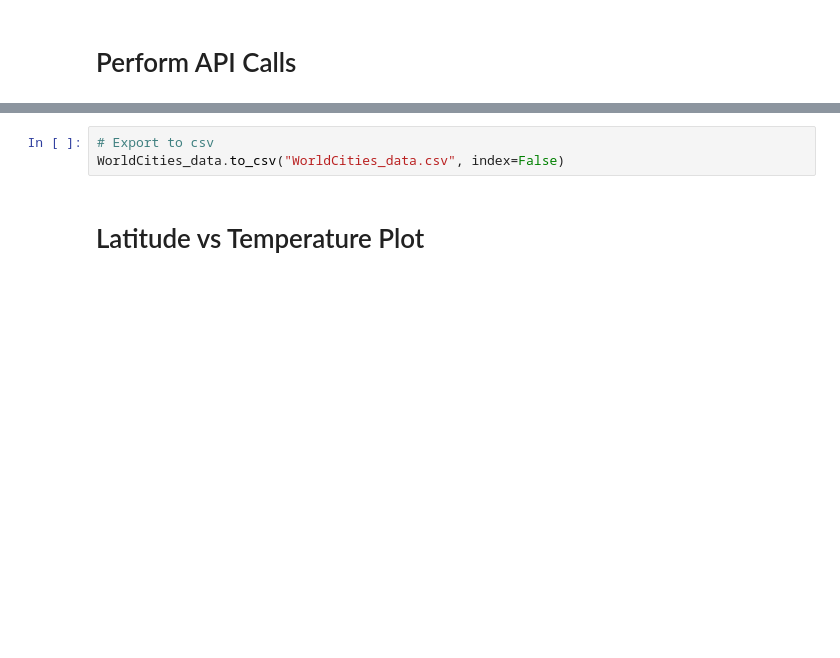
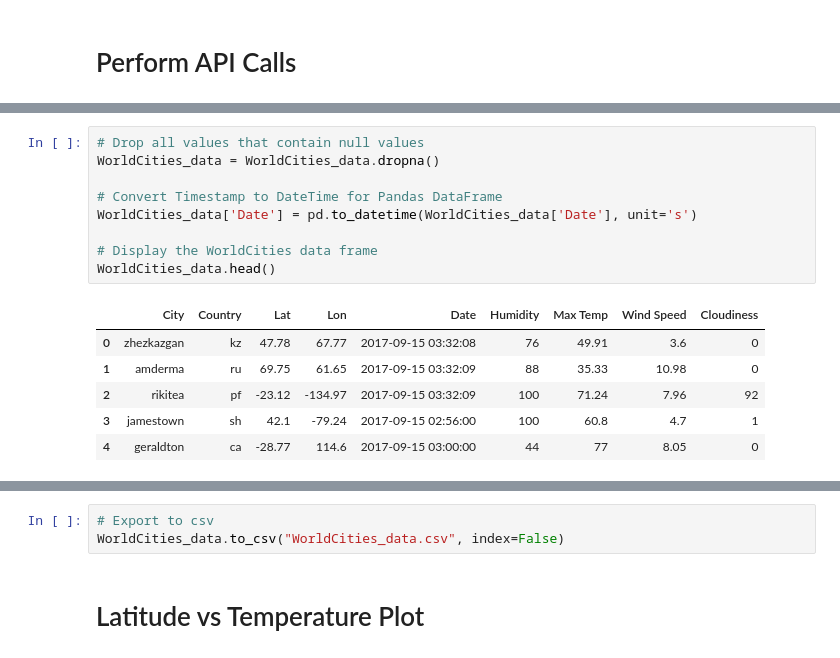
Before and after one commit to ruchichandra/WeatherPy, a Jupyter notebook: WeatherPy.ipynb, the cells around one changed output, grey strips where cells are left out. Drawn from its saved outputs; the diff is of its cells as text; blank space fills up the shorter version.

```diff
--- a/WeatherPy.ipynb
+++ b/WeatherPy.ipynb
@@ -133,3 +145,19 @@ DATA RETRIEVAL COMPLETE
+# %%
+# Drop all values that contain null values
+WorldCities_data = WorldCities_data.dropna()
+
+# Convert Timestamp to DateTime for Pandas DataFrame
+WorldCities_data['Date'] = pd.to_datetime(WorldCities_data['Date'], unit='s')
+
+# Display the WorldCities data frame
+WorldCities_data.head()
+# %% [output]
+|  | City | Country | Lat | Lon | Date | Humidity | Max Temp | Wind Speed | Cloudiness |
+| 0 | zhezkazgan | kz | 47.78 | 67.77 | 2017-09-15 03:32:08 | 76 | 49.91 | 3.6 | 0 |
+| 1 | amderma | ru | 69.75 | 61.65 | 2017-09-15 03:32:09 | 88 | 35.33 | 10.98 | 0 |
+| 2 | rikitea | pf | -23.12 | -134.97 | 2017-09-15 03:32:09 | 100 | 71.24 | 7.96 | 92 |
+| 3 | jamestown | sh | 42.1 | -79.24 | 2017-09-15 02:56:00 | 100 | 60.8 | 4.7 | 1 |
+| 4 | geraldton | ca | -28.77 | 114.6 | 2017-09-15 03:00:00 | 44 | 77 | 8.05 | 0 |
 # %%
 # Check number of cities in the data frame
 WorldCities_data.count()
```
Also changed, not shown: parts of 14 cells of this notebook, 10 other files.
